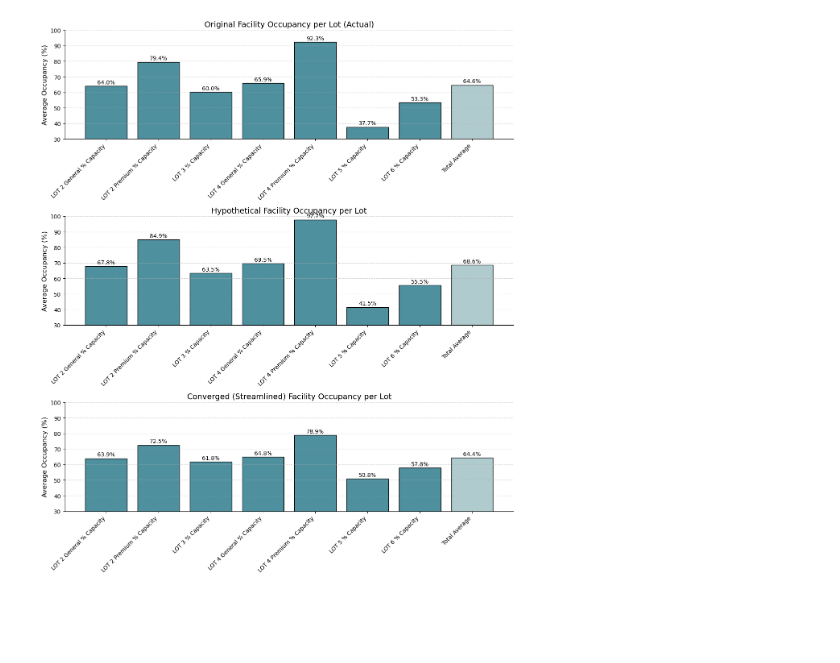
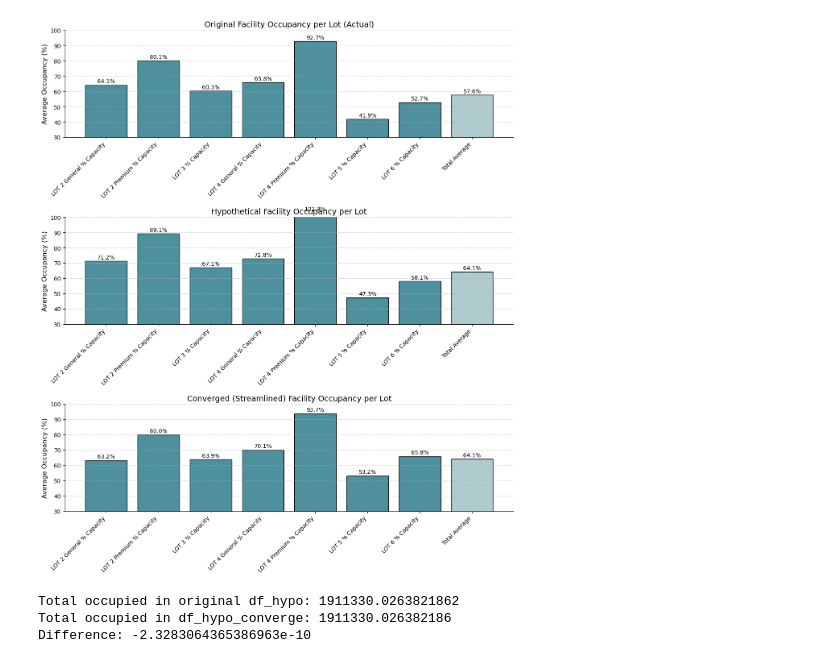
Before and after one commit to doom-boy/Ontario-Competition-Project, a Jupyter notebook: dynamicOccupationsHypothetical.ipynb, the cells around one changed output. Drawn from its saved outputs; the diff is of its cells as text; code cells hidden in the pictures; blank space fills up the shorter version.

```diff
--- a/dynamicOccupationsHypothetical.ipynb
+++ b/dynamicOccupationsHypothetical.ipynb
@@ -532,23 +506,41 @@ monthly_compare_streamlined[['Month', 'Total % Capacity_orig', 'Total % Capacity
 # %%
+import pandas as pd
+import numpy as np
 import matplotlib.pyplot as plt
 import seaborn as sns
-import pandas as pd
-import numpy as np
 
-# --- Helper: compute yearly lot averages ---
+# --- Helper: compute weighted yearly lot averages ---
 def compute_lot_averages(df):
-    lot_pct_cols = [
-        'LOT 2 General % Capacity', 'LOT 2 Premium % Capacity',
-        'LOT 3 % Capacity', 'LOT 4 General % Capacity',
-        'LOT 4 Premium % Capacity', 'LOT 5 % Capacity',
-        'LOT 6 % Capacity'
+    lot_occ_cols = [
+        'LOT 2 General Occupied', 'LOT 2 Premium Occupied',
+        'LOT 3 Occupied', 'LOT 4 General Occupied',
+        'LOT 4 Premium Occupied', 'LOT 5 Occupied',
+        'LOT 6 Occupied'
     ]
+    lot_space_cols = [
+        'LOT 2 General Spaces', 'LOT 2 Premium Spaces',
+        'LOT 3 Spaces', 'LOT 4 General Spaces',
+        'LOT 4 Premium Spaces', 'LOT 5 Spaces',
+        'LOT 6 Spaces'
+    ]
+
     df = df.copy()
     df['Date'] = pd.to_datetime(df['Date'])
-    yearly_avg = df[lot_pct_cols].mean() * 100  # convert to %
-    total_avg = yearly_avg.mean()                # compute total average across all lots
-    yearly_avg['Total Average'] = total_avg      # append total average
-    return yearly_avg
+
+    # Compute weighted % capacity per lot across all rows
+    weighted_pcts = {}
+    for occ_col, space_col in zip(lot_occ_cols, lot_space_cols):
+        total_occ = df[occ_col].sum()
+        total_space = df[space_col].sum()
+        weighted_pcts[occ_col.replace('Occupied', '% Capacity')] = (total_occ / total_space) * 100
+
+    # Compute total facility % capacity correctly
+    total_occ_all = df[lot_occ_cols].sum().sum()
+    total_space_all = df[lot_space_cols].sum().sum()
+    total_avg = (total_occ_all / total_space_all) * 100
+
+    weighted_pcts['Total Average'] = total_avg
+    return pd.Series(weighted_pcts)
 
 # --- Compute averages for each dataset ---
 avg_df = compute_lot_averages(df)
@@ -564,35 +556,50 @@ datasets = [
     (avg_converge, "Converged (Streamlined) Facility Occupancy per Lot")
 ]
 
-# --- Styling variables ---
 bar_color = "#4e909e"
 avg_color = "#b0cbce"
 edge_color = "black"
 
 for ax, (avg, title) in zip(axes, datasets):
-    colors = [bar_color] * (len(avg) - 1) + [avg_color]  # last bar (Total Average) different color
+    colors = [bar_color] * (len(avg) - 1) + [avg_color]
     bars = ax.bar(avg.index, avg.values, color=colors, edgecolor=edge_color)
 
     # Add labels
     for bar in bars:
         height = bar.get_height()
         ax.text(
             bar.get_x() + bar.get_width() / 2,
             height + 0.6,
             f'{height:.1f}%',
             ha='center', va='bottom', fontsize=10
         )
 
-    # Style
+    # Tick labels
+    ax.set_xticks([bar.get_x() + bar.get_width() / 2 for bar in bars])
+    ax.set_xticklabels(avg.index, rotation=45, ha='right')
+
     ax.set_title(title, fontsize=14, fontweight='normal')
     ax.set_ylabel("Average Occupancy (%)", fontsize=12)
-    ax.set_xticklabels(avg.index, rotation=45, ha='right')
     ax.grid(axis='y', linestyle='--', alpha=0.5)
     sns.despine(ax=ax)
     ax.set_ylim(30, 100)
 
 plt.tight_layout()
 plt.savefig("lot_facility_comparison_yearly_with_total.png", dpi=300, bbox_inches='tight')
 plt.show()
 # %% [output]
-[figure, old version]
+[figure, new version]
+# %%
+# Sum total occupied across all rows for original df_hypo
+total_original_occ = df_hypo[lot_occ_cols].sum().sum()
+
+# Sum total occupied across all rows for df_hypo_converge
+total_converge_occ = df_hypo_converge[lot_occ_cols].sum().sum()
+
+print(f"Total occupied in original df_hypo: {total_original_occ}")
+print(f"Total occupied in df_hypo_converge: {total_converge_occ}")
+print(f"Difference: {total_converge_occ - total_original_occ}")
+# %% [output]
+Total occupied in original df_hypo: 1911330.0263821862
+Total occupied in df_hypo_converge: 1911330.026382186
+Difference: -2.3283064365386963e-10
```
Also changed, not shown: parts of 14 cells of this notebook, 3 other files.
